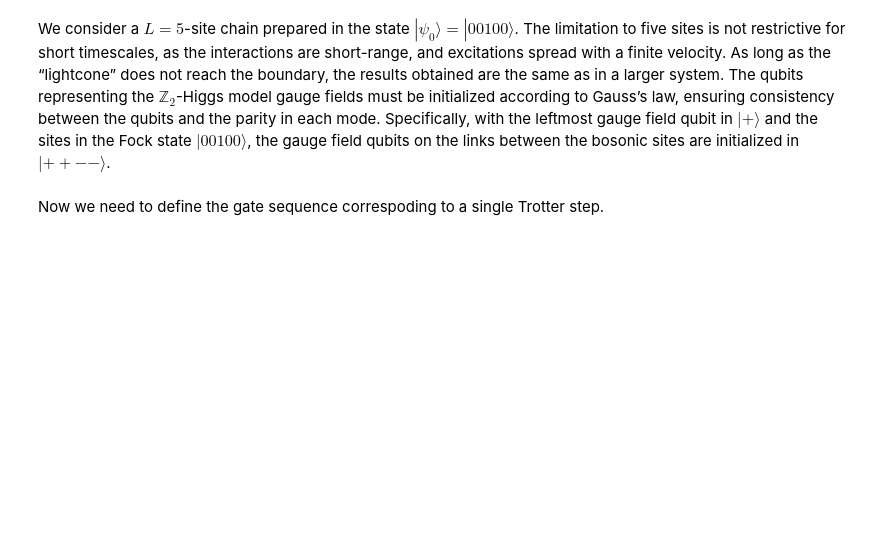
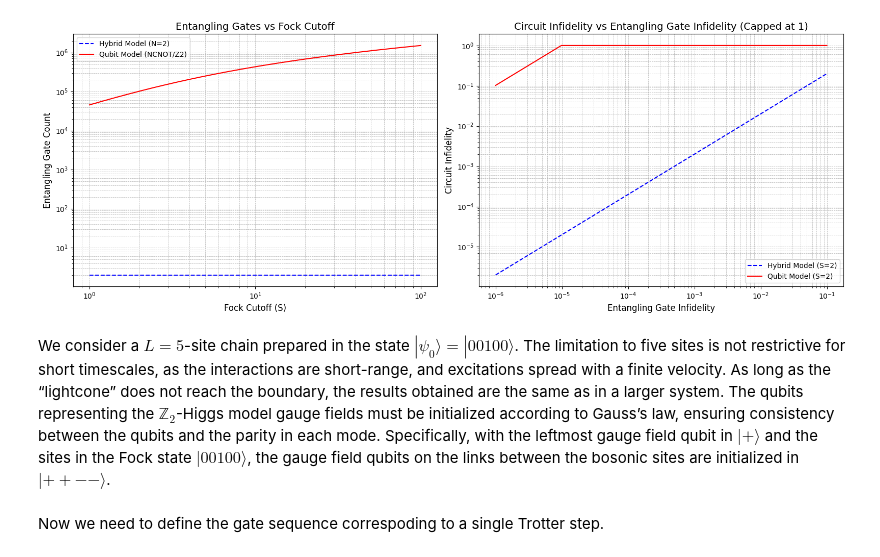
Before and after one commit to samgodwood/bosonic-qiskit, a Jupyter notebook: playground/Z2Higgs/dynamics.ipynb, the cells around one changed output. Saved outputs shown, nothing was run; the diff lists cells and outputs as text; code cells hidden in the pictures; blank space fills up the shorter version.

Commit message:
Add gate count plots

```diff
--- a/playground/Z2Higgs/dynamics.ipynb
+++ b/playground/Z2Higgs/dynamics.ipynb
@@ -62,3 +73,62 @@ import matplotlib
+# %%
+# Define the Fock cutoff range on a log scale
+fock_cutoff = np.logspace(0, 2, 500)
+
+# Define the models
+S = fock_cutoff  # Fock cutoff
+n = np.log2(S + 1)
+
+# Hybrid model: constant at N=2
+hybrid_gate_count = np.full_like(S, 2)
+
+# Qubit model: N = 12(2673n^2 + 1160n − 34)
+qubit_gate_count = 12 * (2673 * n**2 + 1160 * n - 34)
+
+gate_infidelity = np.logspace(-6, -1, 500)
+
+# For S = 2, calculate the number of gates for both models
+S_fixed = 2
+n_fixed = np.log2(S_fixed + 1)
+
+# Hybrid model: constant gate count at N = 2
+hybrid_gate_count_fixed = 2
+hybrid_circuit_infidelity = hybrid_gate_count_fixed * gate_infidelity
+
+# Qubit model: N = 12(2673n^2 + 1160n − 34) for fixed S
+qubit_gate_count_fixed = 12 * (2673 * n_fixed**2 + 1160 * n_fixed - 34)
+qubit_circuit_infidelity = qubit_gate_count_fixed * gate_infidelity
+
+# Cap the circuit infidelity at 1
+hybrid_circuit_infidelity_capped = np.minimum(hybrid_circuit_infidelity, 1)
+qubit_circuit_infidelity_capped = np.minimum(qubit_circuit_infidelity, 1)
+
+fig, axs = plt.subplots(1, 2, figsize=(16, 6))
+
+axs[0].plot(S, hybrid_gate_count, label="Hybrid Model (N=2)", color='blue', linestyle='--')
+axs[0].plot(S, qubit_gate_count, label="Qubit Model (NCNOT/Z2)", color='red')
+axs[0].set_xscale('log')
+axs[0].set_yscale('log')
+axs[0].set_xlabel("Fock Cutoff (S)", fontsize=12)
+axs[0].set_ylabel("Entangling Gate Count", fontsize=12)
+axs[0].set_title("Entangling Gates vs Fock Cutoff", fontsize=14)
+axs[0].legend(fontsize=10)
+axs[0].grid(True, which="both", linestyle='--', linewidth=0.5)
+
+axs[1].plot(gate_infidelity, hybrid_circuit_infidelity_capped, label="Hybrid Model (S=2)", color='blue', linestyle='--')
+axs[1].plot(gate_infidelity, qubit_circuit_infidelity_capped, label="Qubit Model (S=2)", color='red')
+axs[1].set_xscale('log')
+axs[1].set_yscale('log')
+axs[1].set_xlabel("Entangling Gate Infidelity", fontsize=12)
+axs[1].set_ylabel("Circuit Infidelity", fontsize=12)
+axs[1].set_title("Circuit Infidelity vs Entangling Gate Infidelity (Capped at 1)", fontsize=14)
+axs[1].legend(fontsize=10)
+axs[1].grid(True, which="both", linestyle='--', linewidth=0.5)
+
+# Adjust layout and display
+plt.tight_layout()
+plt.show()
+# %% [output]
+[figure, added]
 # %% [markdown]
 We consider a $L=5$-site chain prepared in the state $|\psi_0\rangle = |00100\rangle$. The limitation to five sites is not restrictive for short timescales, as the interactions are short-range, and excitations spread with a finite velocity. As long as the “lightcone” does not reach the boundary, the results obtained are the same as in a larger system. The qubits representing the $\mathbb{Z}_2$-Higgs model gauge fields must be initialized according to Gauss’s law, ensuring consistency between the qubits and the parity in each mode. Specifically, with the leftmost gauge field qubit in $|+\rangle$ and the sites in the Fock state $|00100\rangle$, the gauge field qubits on the links between the bosonic sites are initialized in $|++--\rangle$.
 # %%
```
Also changed, not shown: parts of 2 cells of this notebook.
